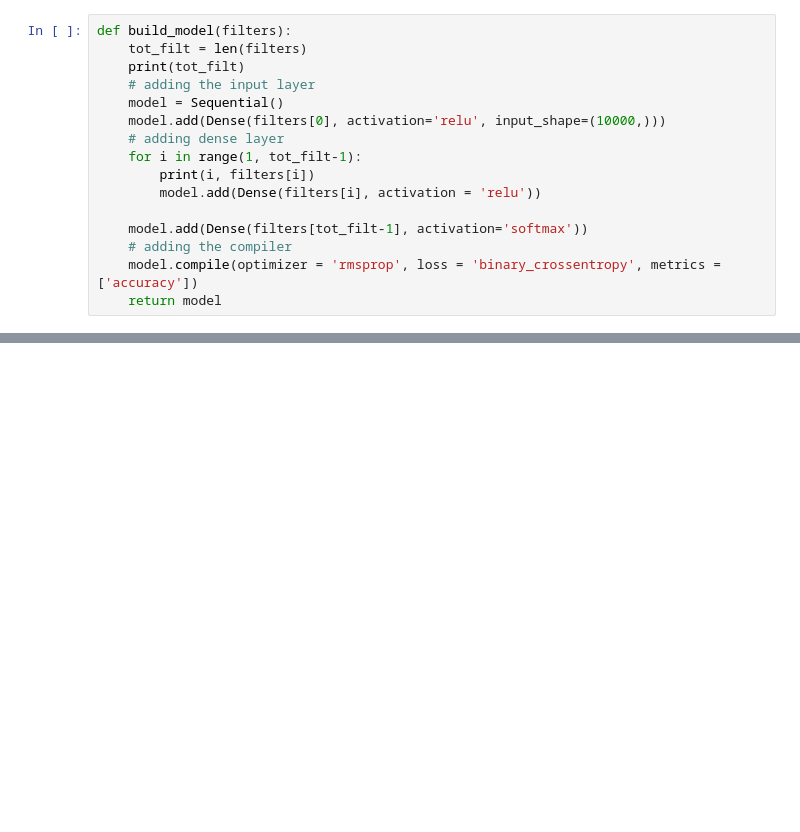
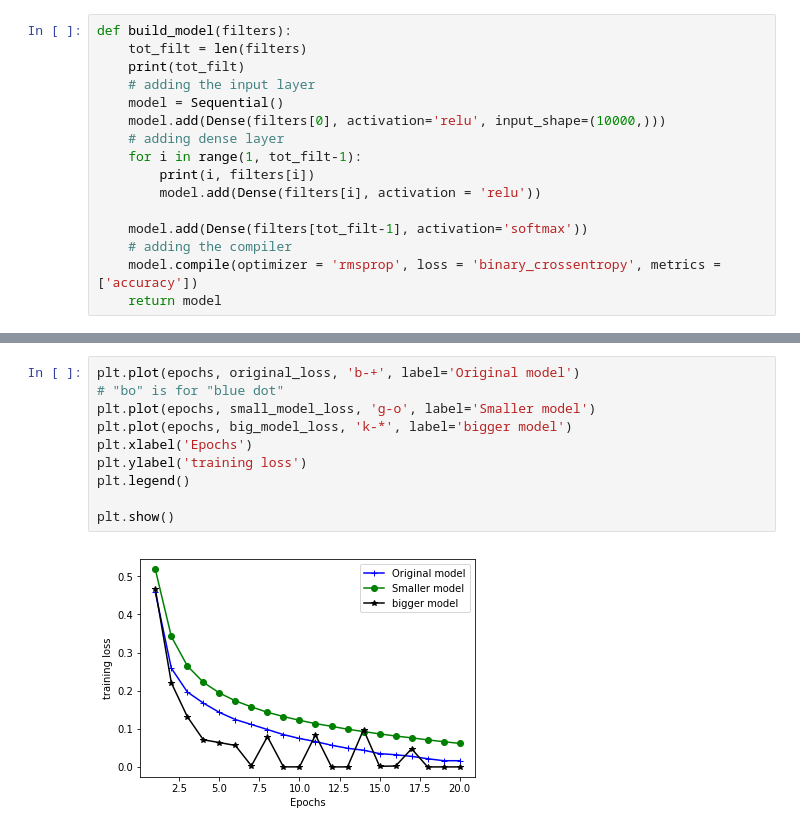
Before and after one commit to sidhant-guliani/Deep-learning-projects, a Jupyter notebook: 1_classifying_movie_reviews.ipynb, the cells around one changed output, grey strips where cells are left out. Saved outputs shown, nothing was run; the diff lists cells and outputs as text; blank space fills up the shorter version.

```diff
--- a/1_classifying_movie_reviews.ipynb
+++ b/1_classifying_movie_reviews.ipynb
@@ -387,0 +562,12 @@ _________________________________________________________________
+# %%
+plt.plot(epochs, original_loss, 'b-+', label='Original model')
+# "bo" is for "blue dot"
+plt.plot(epochs, small_model_loss, 'g-o', label='Smaller model')
+plt.plot(epochs, big_model_loss, 'k-*', label='bigger model')
+plt.xlabel('Epochs')
+plt.ylabel('training loss')
+plt.legend()
+
+plt.show()
+# %% [output]
+[figure, added]
```
Also changed, not shown: parts of 24 cells of this notebook.
